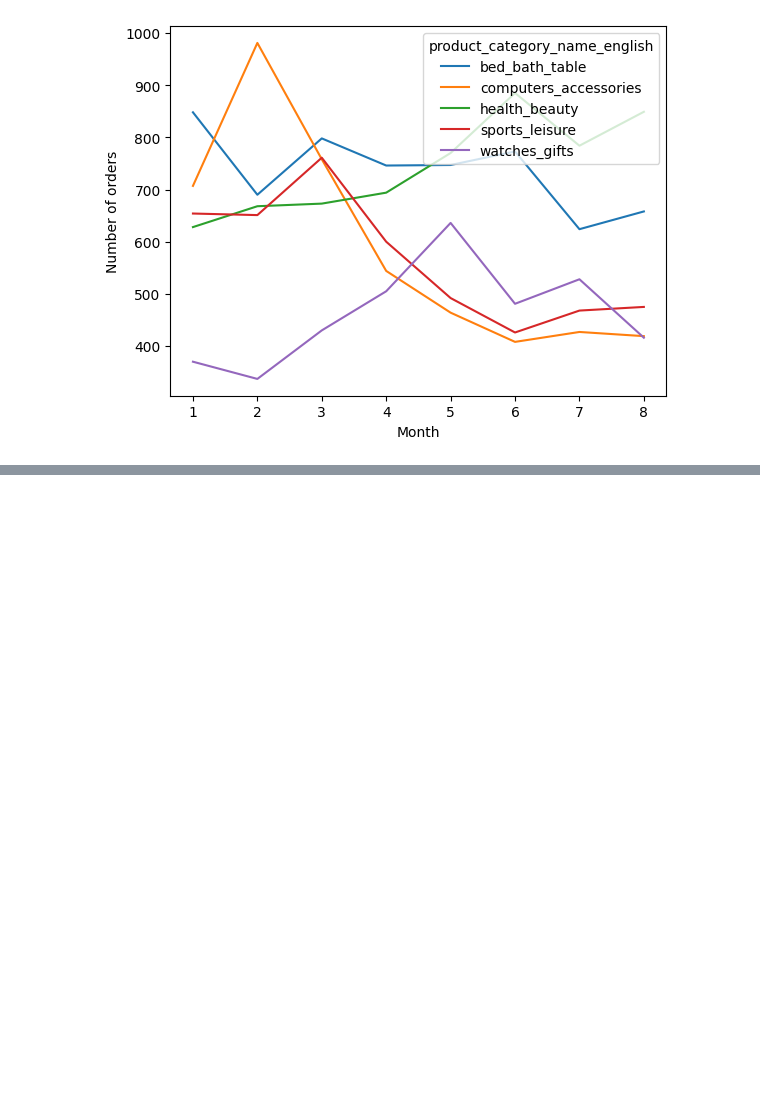
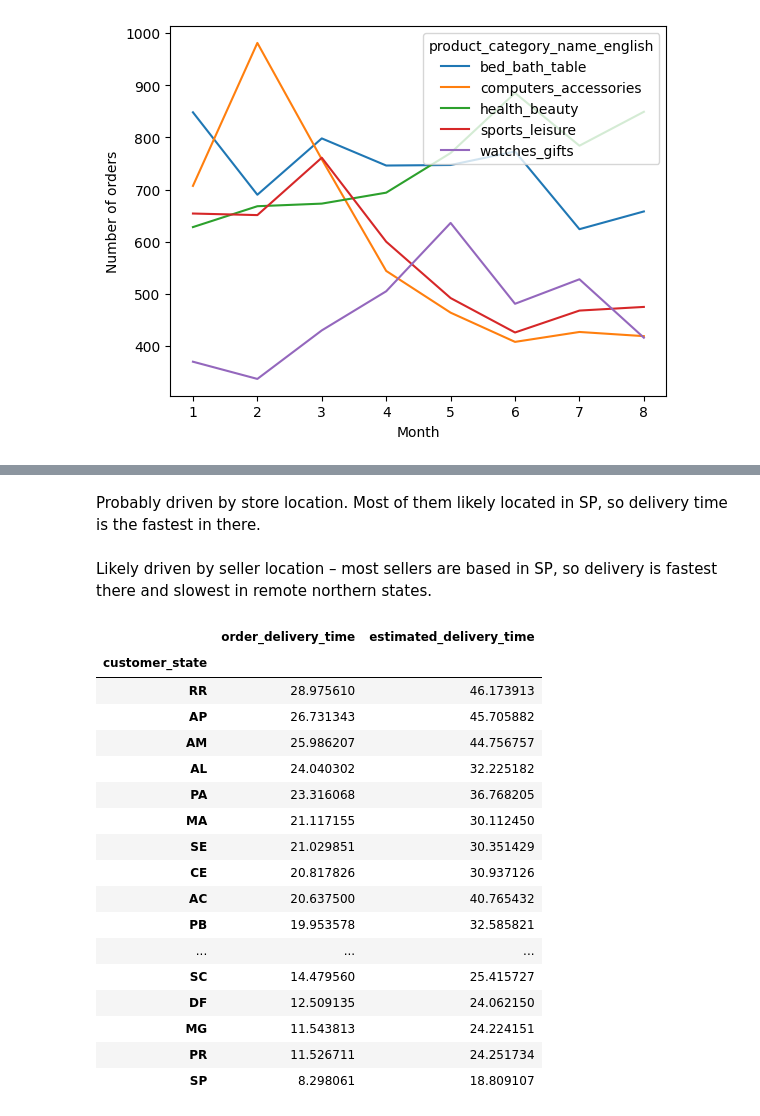
Before and after one commit to norriddx/ecommerce-orders-analysis, a Jupyter notebook: notebooks/eda.ipynb, the cells around one changed output, grey strips where cells are left out. Cells and saved outputs as stored; diff of their text form; code cells hidden in the pictures; blank space fills up the shorter version.

```diff
--- a/notebooks/eda.ipynb
+++ b/notebooks/eda.ipynb
@@ -573,0 +599,28 @@ Text(0, 0.5, 'Number of orders')
+# %% [markdown]
+Probably driven by store location. Most of them likely located in SP, so delivery time is the fastest in there.
+# %% [markdown]
+Likely driven by seller location – most sellers are based in SP, so delivery is fastest there and slowest in remote northern states.
+# %%
+orders_customers = orders_customers.assign( \
+    estimated_delivery_time = lambda orders_customers: (orders_customers['order_estimated_delivery_date'] - orders_customers['order_purchase_timestamp']).dt.days)
+
+orders_customers.groupby('customer_state')[['order_delivery_time', 'estimated_delivery_time']].mean().sort_values('order_delivery_time', ascending=False)
+# %% [output]
+|  | order_delivery_time | estimated_delivery_time |
+| customer_state |  |  |
+| RR | 28.975610 | 46.173913 |
+| AP | 26.731343 | 45.705882 |
+| AM | 25.986207 | 44.756757 |
+| AL | 24.040302 | 32.225182 |
+| PA | 23.316068 | 36.768205 |
+| MA | 21.117155 | 30.112450 |
+| SE | 21.029851 | 30.351429 |
+| CE | 20.817826 | 30.937126 |
+| AC | 20.637500 | 40.765432 |
+| PB | 19.953578 | 32.585821 |
+| ... | ... | ... |
+| SC | 14.479560 | 25.415727 |
+| DF | 12.509135 | 24.062150 |
+| MG | 11.543813 | 24.224151 |
+| PR | 11.526711 | 24.251734 |
+| SP | 8.298061 | 18.809107 |
```
Also changed, not shown: parts of 11 cells of this notebook.
